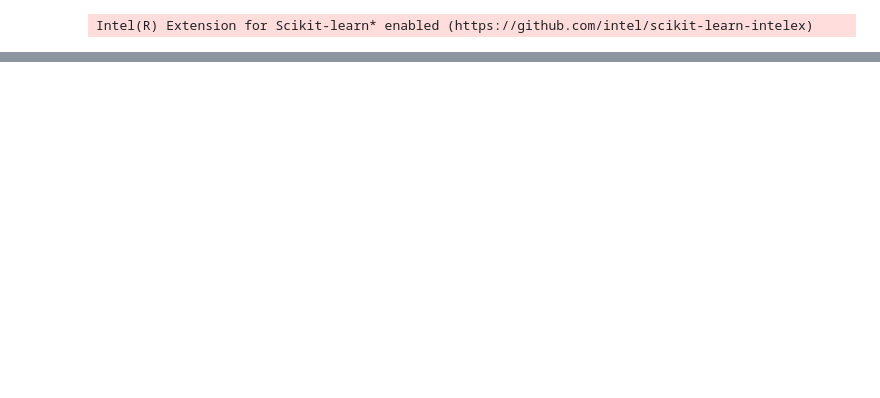
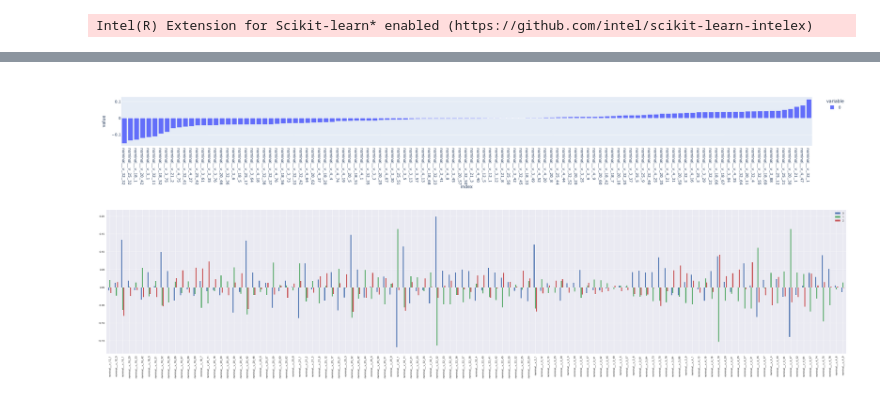
Before and after one commit to risan-raja/sdpiit, a Jupyter notebook: notebooks/trial2.ipynb, the cells around one changed output, grey strips where cells are left out. Saved outputs shown, nothing was run; the diff lists cells and outputs as text; code cells hidden in the pictures; blank space fills up the shorter version.

```diff
--- a/notebooks/trial2.ipynb
+++ b/notebooks/trial2.ipynb
@@ -311,11 +243,0 @@ test_run()
-# %%
-elite_f_df = pd.DataFrame(elite_features, columns=f_names)
-
-f_names=feature_selection.get_feature_names_out()
-f_names_t = {x: x.split('__')[1] +'__'+ x.split('__')[2] for x in f_names}
-
-# f_names[1].split('__')[1] +'__'+ f_names[1].split('__')[2]
-elite_f_df = elite_f_df.transpose().drop_duplicates(ignore_index=False,).transpose()
-elite_f_df.rename(columns=f_names_t,inplace=True)
-
-# tmp_tt = tmp.drop_duplicates(ignore_index=True,)
@@ -328,5 +244,5 @@ elite_onf_df.corrwith(final_data.target).plot(kind='bar')
 # %%
-encoder = OneHotEncoder(sparse=False, drop="first")
+encoder = OneHotEncoder(sparse=False, drop="first", min_frequency=0.0001)
 nominal_data_test = final_pred_data.loc[:,nominal]
 variance_thr = VarianceThreshold(0.001)
 nominal_ohe_pipe = Pipeline(
@@ -356,10 +272,10 @@ scf2 = {
     "CHI":chi2}
 
 
-K_BEST = 70
+K_BEST = 40
 ALPHA = 0.05
 all_selectors = {}
-PERCENTILE=10
+PERCENTILE=5
 
 
 def update_selectors(alpha_= ALPHA, k_best = K_BEST, percentile=PERCENTILE):
@@ -383,8 +299,11 @@ def update_selectors(alpha_= ALPHA, k_best = K_BEST, percentile=PERCENTILE):
 
 
 # Initialize the selectors
-update_selectors(alpha_ = alpha_,k_best=k_best)
-ohe_nominal_feature_selection = FeatureUnion(transformer_list=list(all_selectors.items()),n_jobs=-1)
+update_selectors(alpha_ = ALPHA,k_best=K_BEST)
+ct = ColumnTransformer(transformers=[('one_hot_enc',nominal_ohe_pipe,nominal)], sparse_threshold=0,n_jobs=-1)
+ohe_nominal_feature_selection = make_pipeline(ct,FeatureUnion(transformer_list=list(all_selectors.items()),n_jobs=-1))
+with open('../data/pipelines/ohe_nominal_features.pkl', 'wb') as fp:
+    pickle.dump(ohe_nominal_feature_selection, fp, protocol=-1)
 ohe_nominal_feature_selection
 # n1df_test = pd.DataFrame
 # %% [output]
@@ -422,0 +347,15 @@ with parallel_backend('loky'):
+# %%
+with parallel_backend('loky'):
+    elite_ohe_nominal_features_train = ohe_nominal_feature_selection.fit_transform(final_data,target)
+    elite_ohe_nominal_features_test = ohe_nominal_feature_selection.transform(final_pred_data)
+    f_names = ohe_nominal_feature_selection.get_feature_names_out()
+    elite_onf_df = pd.DataFrame(elite_ohe_nominal_features_train, columns=f_names)
+    elite_onf_df = elite_onf_df.transpose().drop_duplicates(ignore_index=False,).transpose()
+
+    f_names_t = {x: x.split('__')[2] +'__'+ x.split('__')[3] for x in elite_onf_df.columns}
+
+    # elite_ohe_nominal_features_train = elite_ohe_nominal_features_train.transpose().drop_duplicates(ignore_index=False,).transpose()
+    elite_onf_df.rename(columns=f_names_t,inplace=True)
+    elite_onf_df_test = pd.DataFrame(elite_ohe_nominal_features_test, columns=f_names)
+    elite_onf_df_test = elite_onf_df_test.transpose().drop_duplicates(ignore_index=False,).transpose()
+    elite_onf_df_test.rename(columns=f_names_t,inplace=True)
@@ -427,5 +393,7 @@ elite_onf_df.shape
 # %%
 elite_onf_df.corrwith(final_data.target, method='kendall').sort_values().plot(kind='bar')
+# %% [output]
+[figure, added]
 # %%
 mutual_info_classif(ohe_nominal_train,target,random_state=10)
 # %%
@@ -433,21 +401,23 @@ ch = pd.Series([x.split('__')[1] +'__'+ x.split('__')[2] for x in ohe_nominal_fe
 # %%
 # n1df.loc[:,ch].corrwith(,method='kendall')
 def multilabel_correlation(df: pd.DataFrame):
     multilabel_target =  pd.get_dummies(target)
     co_0 = df.corrwith(multilabel_target[0],method='kendall')
     # print(f'co_0 min {co_0.var()}')
     # print(f'co_0 max {co_0.max()}')
     co_1 = df.corrwith(multilabel_target[1],method='kendall')
     # print(f'co_1 min {co_1.var()}')
     # print(f'co_1 max {co_1.max()}')
     co_2 = df.corrwith(multilabel_target[2],method='kendall')
     # print(f'co_2 min {co_2.var()}')
     # print(f'co_2 max {co_2.max()}')
     return pd.concat([co_0,co_1,co_2], axis=1)
 
-multilabel_correlation(elite_onf_df.loc[:,ch]).plot(kind='bar', figsize=(50,10), backend='matplotlib')
+multilabel_correlation(elite_onf_df).sort_index().plot(kind='bar', figsize=(50,10), backend='matplotlib')
 multilabel_correlation(n1df).plot(kind='bar')
 
 def multiclass_correlation(df: pd.DataFrame):
     multiclass_target = target
     return df.corrwith(target, method='kendall')
+# %% [output]
+[figure, added]
```
Also changed, not shown: parts of 18 cells of this notebook, 2 other files.
